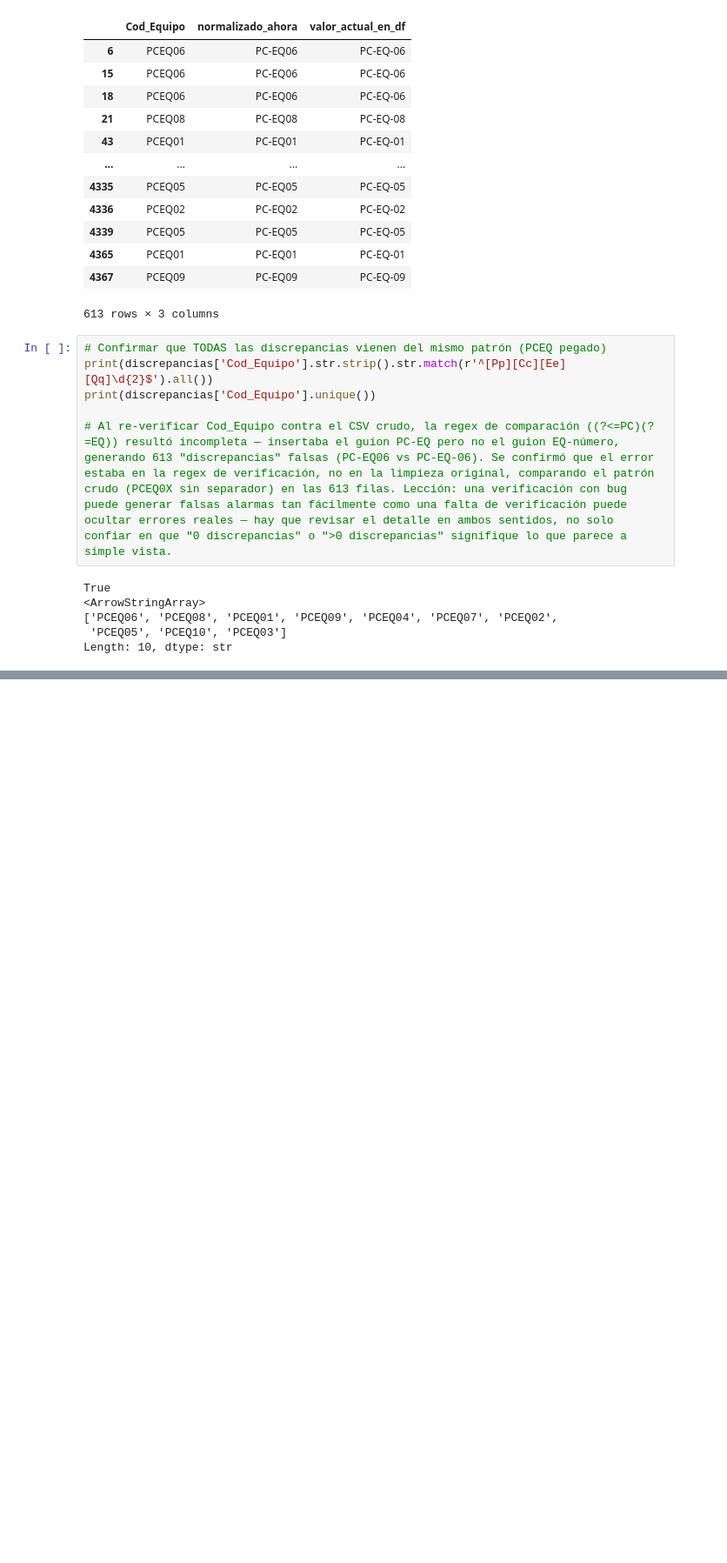
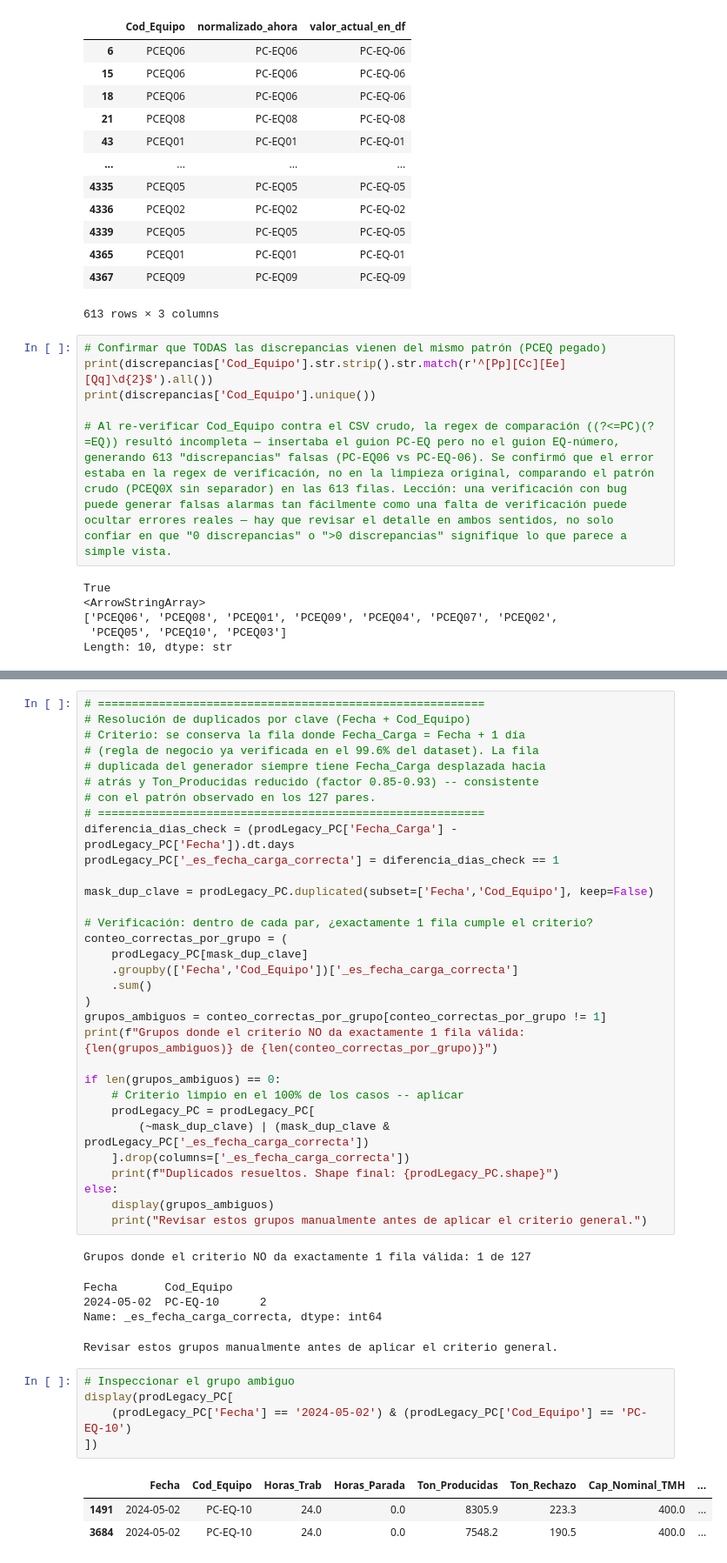
Before and after one commit to josue789a/Mineria-simulacion-v2, a Jupyter notebook: notebooks/Exploracion1.ipynb, the cells around one changed output, grey strips where cells are left out. Shown at 87% size. Cells and saved outputs as stored; diff of their text form; blank space fills up the shorter version.

```diff
--- a/notebooks/Exploracion1.ipynb
+++ b/notebooks/Exploracion1.ipynb
@@ -1654,0 +1685,47 @@ Length: 10, dtype: str
+# %%
+# =========================================================
+# Resolución de duplicados por clave (Fecha + Cod_Equipo)
+# Criterio: se conserva la fila donde Fecha_Carga = Fecha + 1 día
+# (regla de negocio ya verificada en el 99.6% del dataset). La fila
+# duplicada del generador siempre tiene Fecha_Carga desplazada hacia
+# atrás y Ton_Producidas reducido (factor 0.85-0.93) -- consistente
+# con el patrón observado en los 127 pares.
+# =========================================================
+diferencia_dias_check = (prodLegacy_PC['Fecha_Carga'] - prodLegacy_PC['Fecha']).dt.days
+prodLegacy_PC['_es_fecha_carga_correcta'] = diferencia_dias_check == 1
+
+mask_dup_clave = prodLegacy_PC.duplicated(subset=['Fecha','Cod_Equipo'], keep=False)
+
+# Verificación: dentro de cada par, ¿exactamente 1 fila cumple el criterio?
+conteo_correctas_por_grupo = (
+    prodLegacy_PC[mask_dup_clave]
+    .groupby(['Fecha','Cod_Equipo'])['_es_fecha_carga_correcta']
+    .sum()
+)
+grupos_ambiguos = conteo_correctas_por_grupo[conteo_correctas_por_grupo != 1]
+print(f"Grupos donde el criterio NO da exactamente 1 fila válida: {len(grupos_ambiguos)} de {len(conteo_correctas_por_grupo)}")
+
+if len(grupos_ambiguos) == 0:
+    # Criterio limpio en el 100% de los casos -- aplicar
+    prodLegacy_PC = prodLegacy_PC[
+        (~mask_dup_clave) | (mask_dup_clave & prodLegacy_PC['_es_fecha_carga_correcta'])
+    ].drop(columns=['_es_fecha_carga_correcta'])
+    print(f"Duplicados resueltos. Shape final: {prodLegacy_PC.shape}")
+else:
+    display(grupos_ambiguos)
+    print("Revisar estos grupos manualmente antes de aplicar el criterio general.")
+# %% [output]
+Grupos donde el criterio NO da exactamente 1 fila válida: 1 de 127
+Fecha       Cod_Equipo
+2024-05-02  PC-EQ-10      2
+Name: _es_fecha_carga_correcta, dtype: int64
+Revisar estos grupos manualmente antes de aplicar el criterio general.
+# %%
+# Inspeccionar el grupo ambiguo
+display(prodLegacy_PC[
+    (prodLegacy_PC['Fecha'] == '2024-05-02') & (prodLegacy_PC['Cod_Equipo'] == 'PC-EQ-10')
+])
+# %% [output]
+|  | Fecha | Cod_Equipo | Horas_Trab | Horas_Parada | Ton_Producidas | Ton_Rechazo | Cap_Nominal_TMH | ... |
+| 1491 | 2024-05-02 | PC-EQ-10 | 24.0 | 0.0 | 8305.9 | 223.3 | 400.0 | ... |
+| 3684 | 2024-05-02 | PC-EQ-10 | 24.0 | 0.0 | 7548.2 | 190.5 | 400.0 | ... |
```
Also changed, not shown: parts of 11 cells of this notebook.
